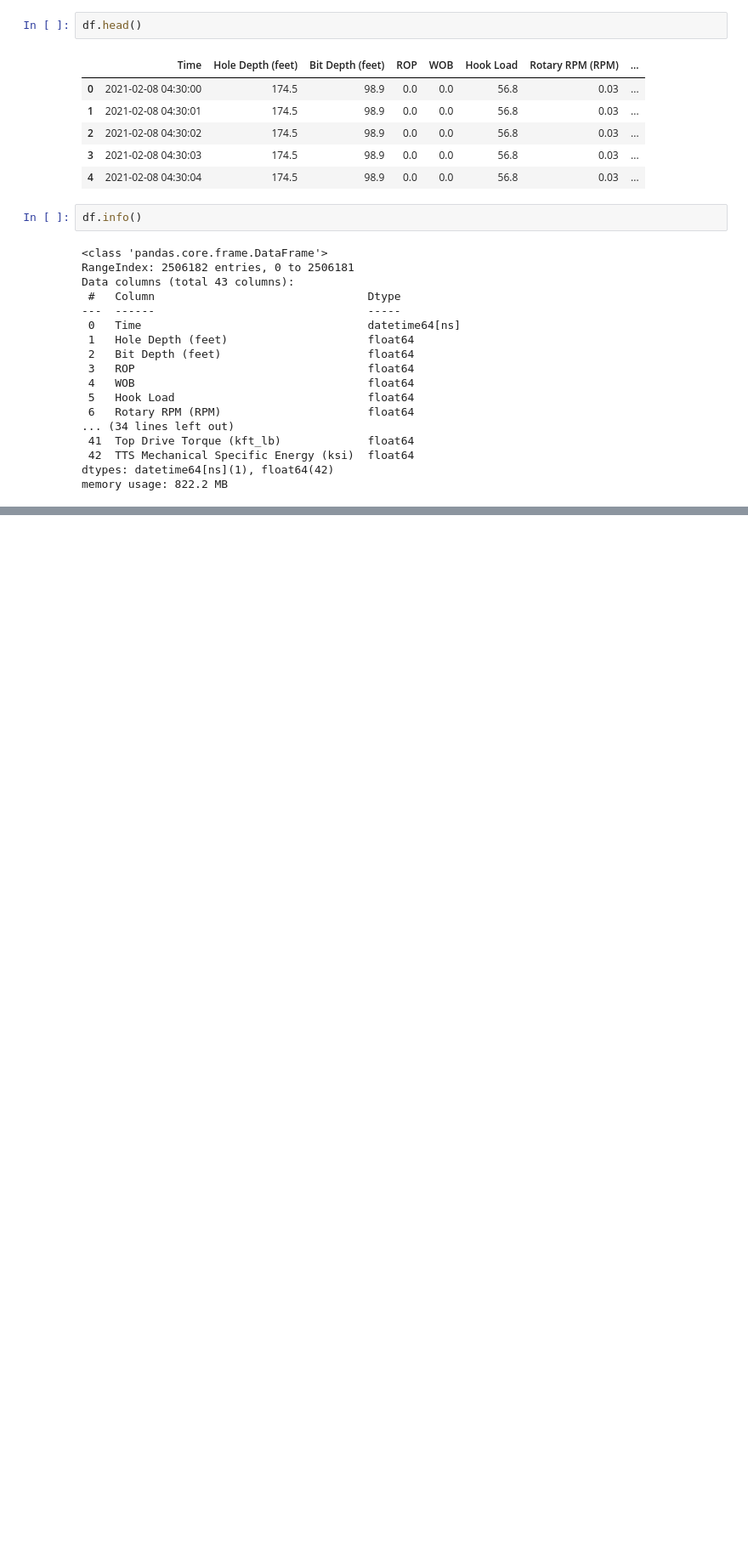
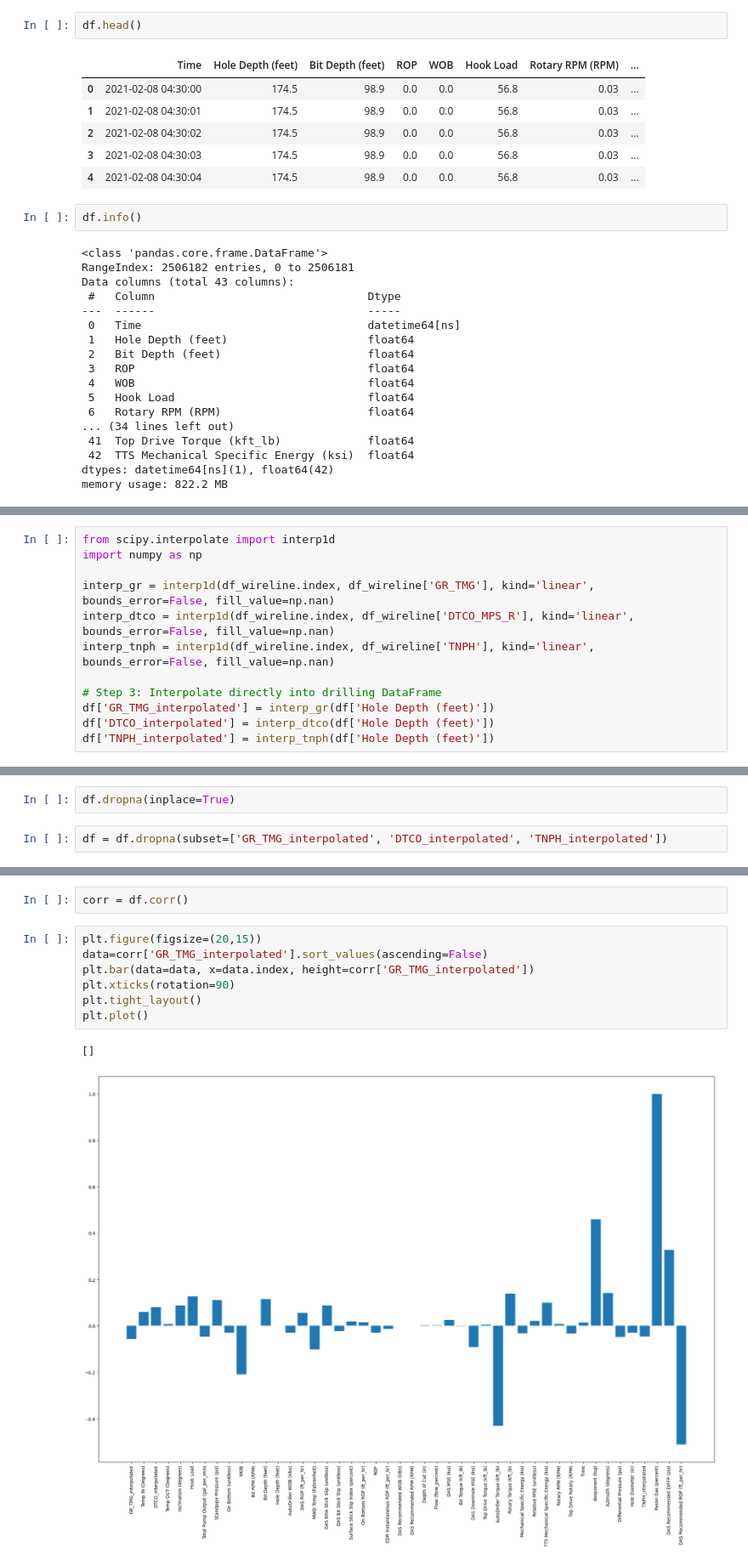
Before and after one commit to Vagif-Aliyev/MSE_Optimization, a Jupyter notebook: Drilling Data EDA.ipynb, the cells around one changed output, grey strips where cells are left out. Shown at 85% size. Cells and saved outputs as stored; diff of their text form; blank space fills up the shorter version.

```diff
--- a/Drilling Data EDA.ipynb
+++ b/Drilling Data EDA.ipynb
@@ -326,0 +423,12 @@ memory usage: 822.2 MB
+# %%
+from scipy.interpolate import interp1d
+import numpy as np
+
+interp_gr = interp1d(df_wireline.index, df_wireline['GR_TMG'], kind='linear', bounds_error=False, fill_value=np.nan)
+interp_dtco = interp1d(df_wireline.index, df_wireline['DTCO_MPS_R'], kind='linear', bounds_error=False, fill_value=np.nan)
+interp_tnph = interp1d(df_wireline.index, df_wireline['TNPH'], kind='linear', bounds_error=False, fill_value=np.nan)
+
+# Step 3: Interpolate directly into drilling DataFrame
+df['GR_TMG_interpolated'] = interp_gr(df['Hole Depth (feet)'])
+df['DTCO_interpolated'] = interp_dtco(df['Hole Depth (feet)'])
+df['TNPH_interpolated'] = interp_tnph(df['Hole Depth (feet)'])
@@ -326,0 +455,4 @@ memory usage: 822.2 MB
+# %%
+df.dropna(inplace=True)
+# %%
+df = df.dropna(subset=['GR_TMG_interpolated', 'DTCO_interpolated', 'TNPH_interpolated'])
@@ -326,0 +483,12 @@ memory usage: 822.2 MB
+# %%
+corr = df.corr()
+# %%
+plt.figure(figsize=(20,15))
+data=corr['GR_TMG_interpolated'].sort_values(ascending=False)
+plt.bar(data=data, x=data.index, height=corr['GR_TMG_interpolated'])
+plt.xticks(rotation=90)
+plt.tight_layout()
+plt.plot()
+# %% [output]
+[]
+[figure, added]
```
Also changed, not shown: parts of 29 cells of this notebook.
